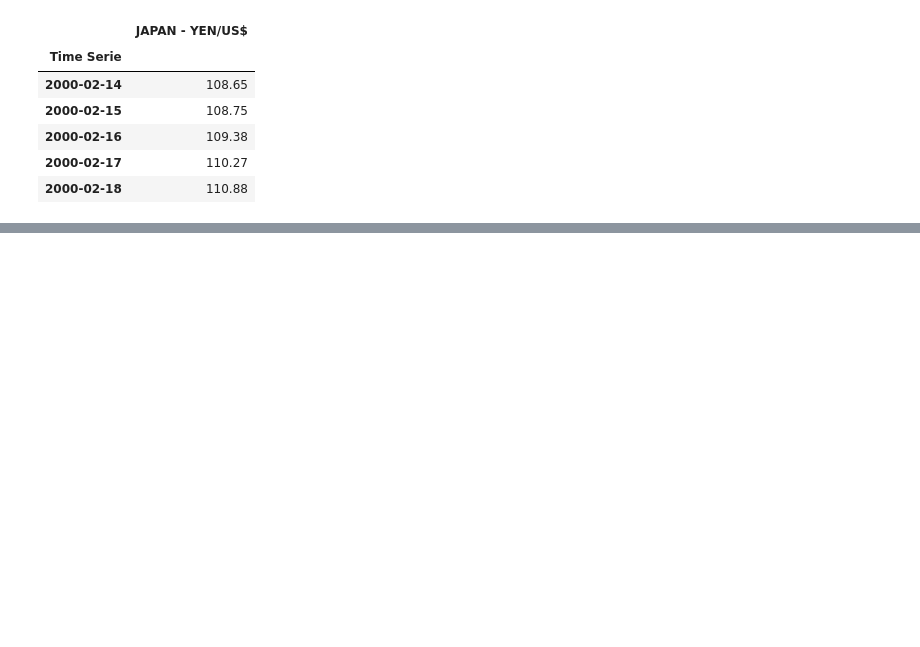
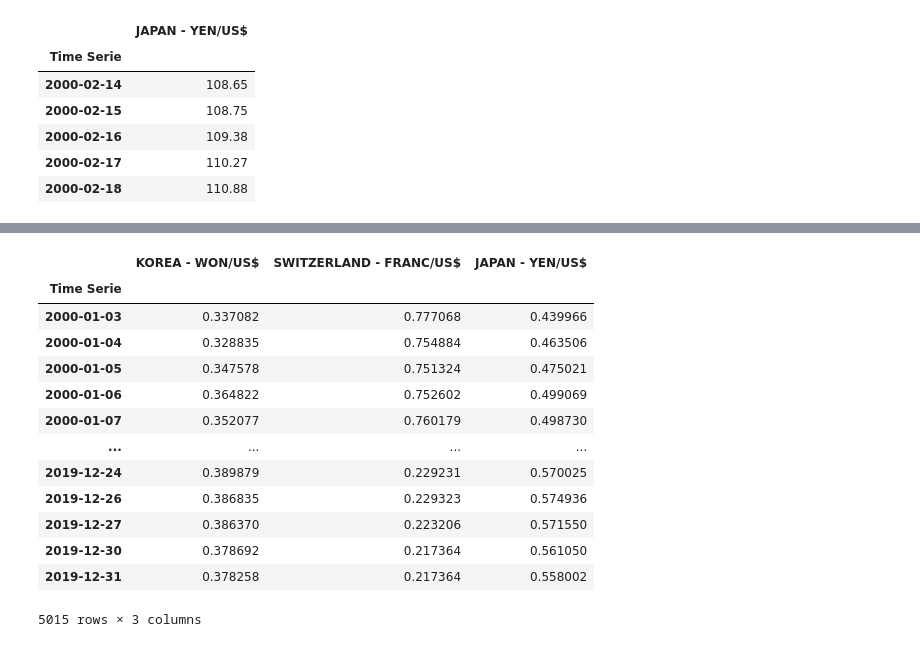
Before and after one commit to MasahiroMakino0706/Kaggle, a Jupyter notebook: FX/main.ipynb, the cells around one changed output, grey strips where cells are left out. Cells and saved outputs as stored; diff of their text form; code cells hidden in the pictures; blank space fills up the shorter version.

```diff
--- a/FX/main.ipynb
+++ b/FX/main.ipynb
@@ -391,0 +459,17 @@ plot_feature_importance(df_importance)
+# %%
+dataset
+# %% [output]
+|  | KOREA - WON/US$ | SWITZERLAND - FRANC/US$ | JAPAN - YEN/US$ |
+| Time Serie |  |  |  |
+| 2000-01-03 | 0.337082 | 0.777068 | 0.439966 |
+| 2000-01-04 | 0.328835 | 0.754884 | 0.463506 |
+| 2000-01-05 | 0.347578 | 0.751324 | 0.475021 |
+| 2000-01-06 | 0.364822 | 0.752602 | 0.499069 |
+| 2000-01-07 | 0.352077 | 0.760179 | 0.498730 |
+| ... | ... | ... | ... |
+| 2019-12-24 | 0.389879 | 0.229231 | 0.570025 |
+| 2019-12-26 | 0.386835 | 0.229323 | 0.574936 |
+| 2019-12-27 | 0.386370 | 0.223206 | 0.571550 |
+| 2019-12-30 | 0.378692 | 0.217364 | 0.561050 |
+| 2019-12-31 | 0.378258 | 0.217364 | 0.558002 |
+5015 rows × 3 columns
```
Also changed, not shown: parts of 44 cells of this notebook.
